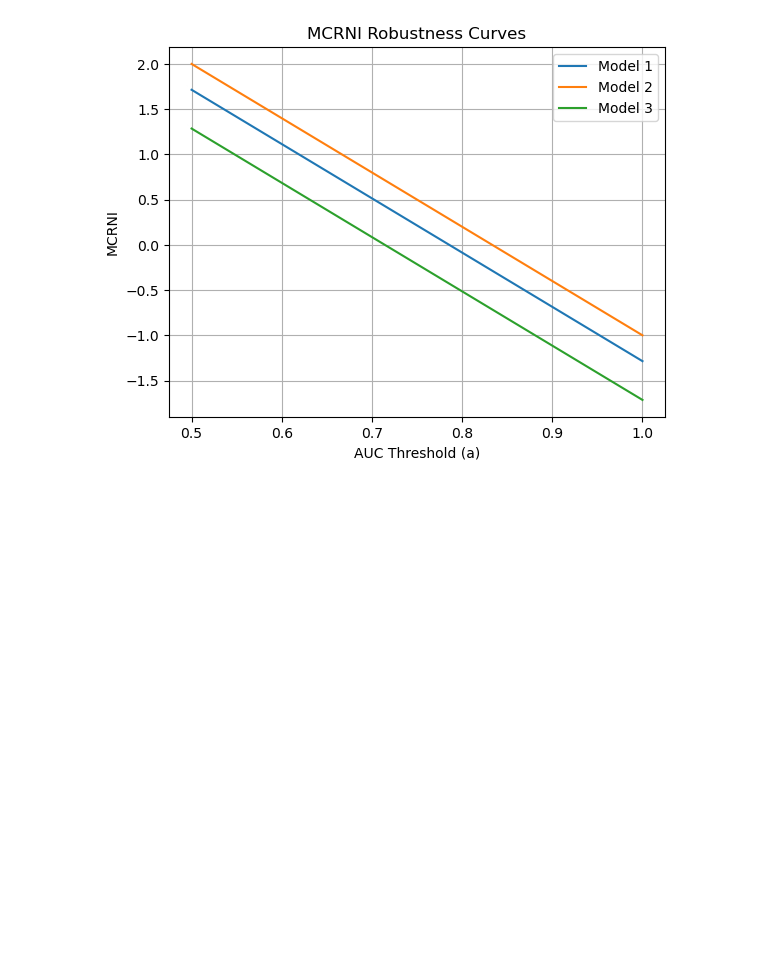
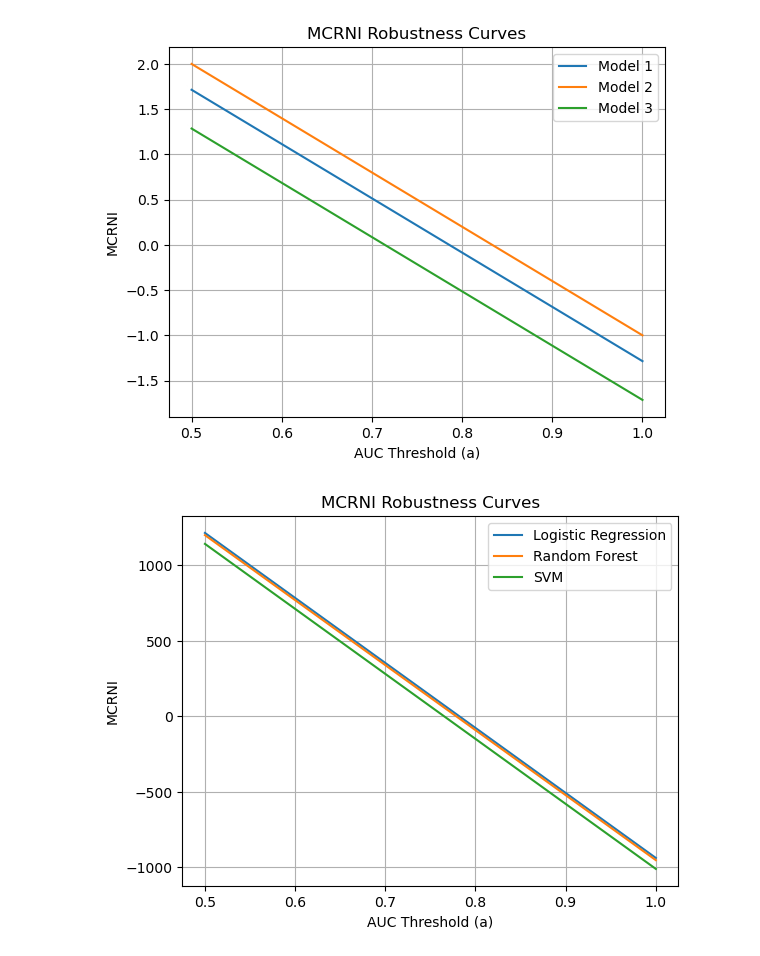
Before and after one commit to ShimengDai/MCRNI_code, a Jupyter notebook: mcrni/test_plot.ipynb, the cells around one changed output. Drawn from its saved outputs; the diff is of its cells as text; code cells hidden in the pictures; blank space fills up the shorter version.

```diff
--- a/mcrni/test_plot.ipynb
+++ b/mcrni/test_plot.ipynb
@@ -47,10 +47,27 @@ add_mcrni_curve(ax, arr3, auc_grid, "Model 3")
 # %%
 df = pd.read_csv("/Users/shimengdai/Dropbox/Michigan State/Papers/MCRNI/MCRNI_code/mcrni/input_data/predictions_wide_full.csv")
 
 y_true = df["dropout"]
 
 arr_log = df["pred_logreg_proba"]
 
 arr2_rf = df["pred_rf_proba"]
 
 arr3_svm = df["pred_svm_proba"]
+
+model1 = MCRNI(y_true, arr_log)
+model2 = MCRNI(y_true, arr2_rf)
+model3 = MCRNI(y_true, arr3_svm)
+
+
+auc_grid = np.linspace(0.5, 1.0, 50)
+# print(auc_grid)
+arr1 = compute_mcrni_array(model1, auc_grid)
+arr2 = compute_mcrni_array(model2, auc_grid)
+arr3 = compute_mcrni_array(model3, auc_grid)
+
+fig, ax = init_mcrni_plot( arr1, auc_grid, "Logistic Regression")
+add_mcrni_curve(ax, arr2, auc_grid, "Random Forest")
+add_mcrni_curve(ax, arr3, auc_grid, "SVM")
+# %% [output]
+[figure, added]
```
Also changed, not shown: parts of 1 cell of this notebook, 1 other file.
